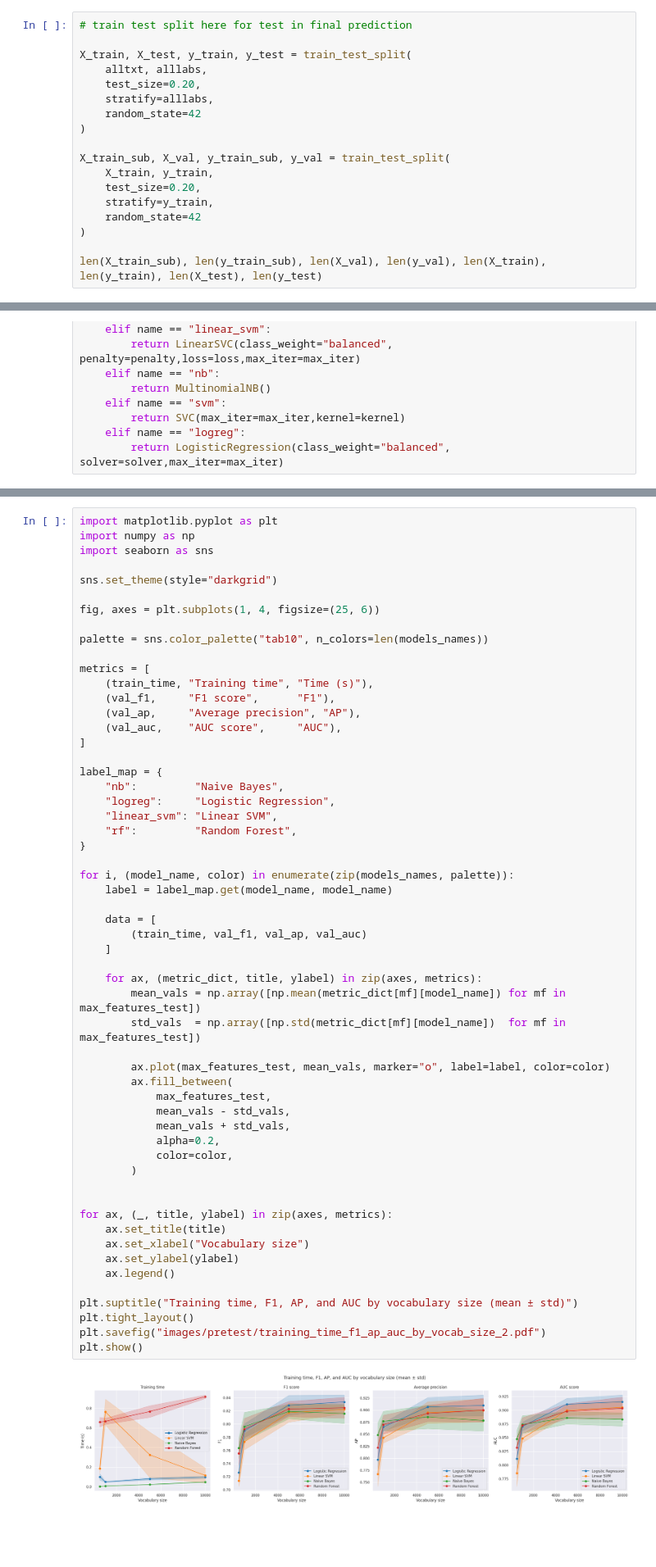
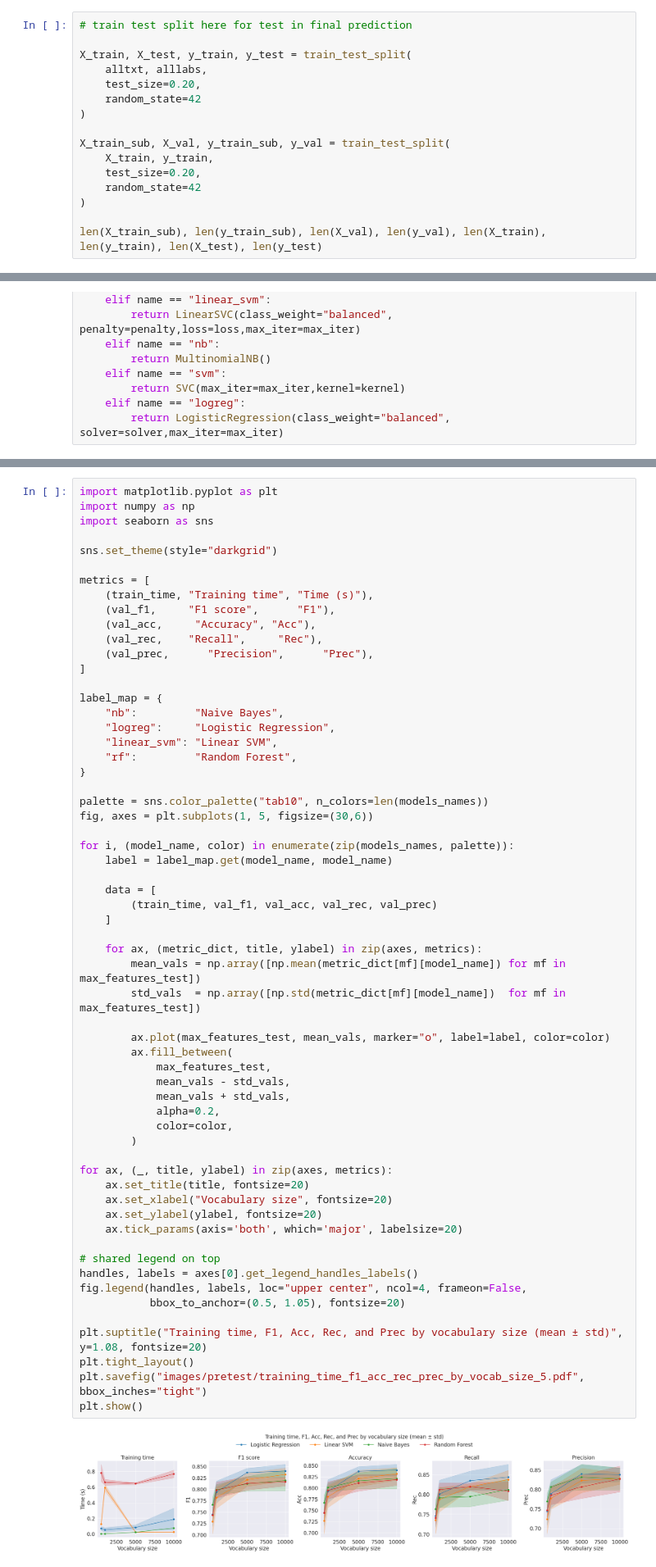
Before and after one commit to alan-man/tal-projet, a Jupyter notebook: pre_test_movies.ipynb, the cells around one changed output, grey strips where cells are left out. Shown at 82% size. Drawn from its saved outputs; the diff is of its cells as text; blank space fills up the shorter version.

Commit message:
lda and pretest runs

```diff
--- a/pre_test_movies.ipynb
+++ b/pre_test_movies.ipynb
@@ -32,14 +29,12 @@ len(alltxt), len(alllabs), np.unique(alllabs)
 X_train, X_test, y_train, y_test = train_test_split(
     alltxt, alllabs,
     test_size=0.20,
-    stratify=alllabs,
     random_state=42
 )
 
 X_train_sub, X_val, y_train_sub, y_val = train_test_split(
     X_train, y_train,
     test_size=0.20,
-    stratify=y_train,
     random_state=42
 )
 
@@ -204,54 +199,58 @@ import seaborn as sns
 
 sns.set_theme(style="darkgrid")
 
-fig, axes = plt.subplots(1, 4, figsize=(25, 6))
-
-palette = sns.color_palette("tab10", n_colors=len(models_names))
-
 metrics = [
     (train_time, "Training time", "Time (s)"),
     (val_f1,     "F1 score",      "F1"),
-    (val_ap,     "Average precision", "AP"),
-    (val_auc,    "AUC score",     "AUC"),
+    (val_acc,     "Accuracy", "Acc"),
+    (val_rec,    "Recall",     "Rec"),
+    (val_prec,      "Precision",      "Prec"),
 ]
 
 label_map = {
     "nb":         "Naive Bayes",
     "logreg":     "Logistic Regression",
     "linear_svm": "Linear SVM",
     "rf":         "Random Forest",
 }
 
+palette = sns.color_palette("tab10", n_colors=len(models_names))
+fig, axes = plt.subplots(1, 5, figsize=(30,6))
+
 for i, (model_name, color) in enumerate(zip(models_names, palette)):
     label = label_map.get(model_name, model_name)
 
     data = [
-        (train_time, val_f1, val_ap, val_auc)
+        (train_time, val_f1, val_acc, val_rec, val_prec)
     ]
 
     for ax, (metric_dict, title, ylabel) in zip(axes, metrics):
         mean_vals = np.array([np.mean(metric_dict[mf][model_name]) for mf in max_features_test])
         std_vals  = np.array([np.std(metric_dict[mf][model_name])  for mf in max_features_test])
 
         ax.plot(max_features_test, mean_vals, marker="o", label=label, color=color)
         ax.fill_between(
             max_features_test,
             mean_vals - std_vals,
             mean_vals + std_vals,
             alpha=0.2,
             color=color,
         )
 
+for ax, (_, title, ylabel) in zip(axes, metrics):
+    ax.set_title(title, fontsize=20)
+    ax.set_xlabel("Vocabulary size", fontsize=20)
+    ax.set_ylabel(ylabel, fontsize=20)
+    ax.tick_params(axis='both', which='major', labelsize=20)
 
-for ax, (_, title, ylabel) in zip(axes, metrics):
-    ax.set_title(title)
-    ax.set_xlabel("Vocabulary size")
-    ax.set_ylabel(ylabel)
-    ax.legend()
+# shared legend on top
+handles, labels = axes[0].get_legend_handles_labels()
+fig.legend(handles, labels, loc="upper center", ncol=4, frameon=False,
+           bbox_to_anchor=(0.5, 1.05), fontsize=20)
 
-plt.suptitle("Training time, F1, AP, and AUC by vocabulary size (mean ± std)")
+plt.suptitle("Training time, F1, Acc, Rec, and Prec by vocabulary size (mean ± std)", y=1.08, fontsize=20)
 plt.tight_layout()
-plt.savefig("images/pretest/training_time_f1_ap_auc_by_vocab_size_2.pdf")
+plt.savefig("images/pretest/training_time_f1_acc_rec_prec_by_vocab_size_5.pdf", bbox_inches="tight")
 plt.show()
 # %% [output]
-[figure, old version]
+[figure, new version]
```
Also changed, not shown: parts of 19 cells of this notebook, 2 other files.
